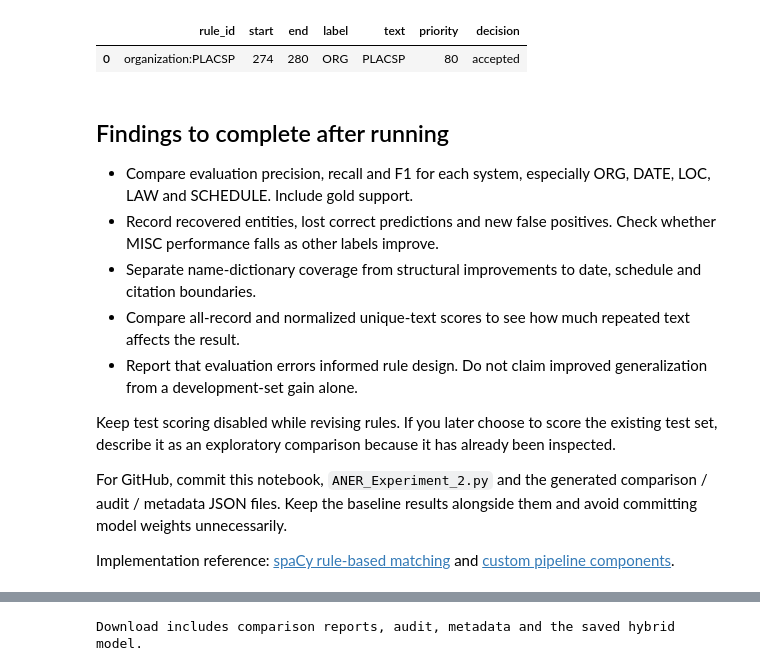
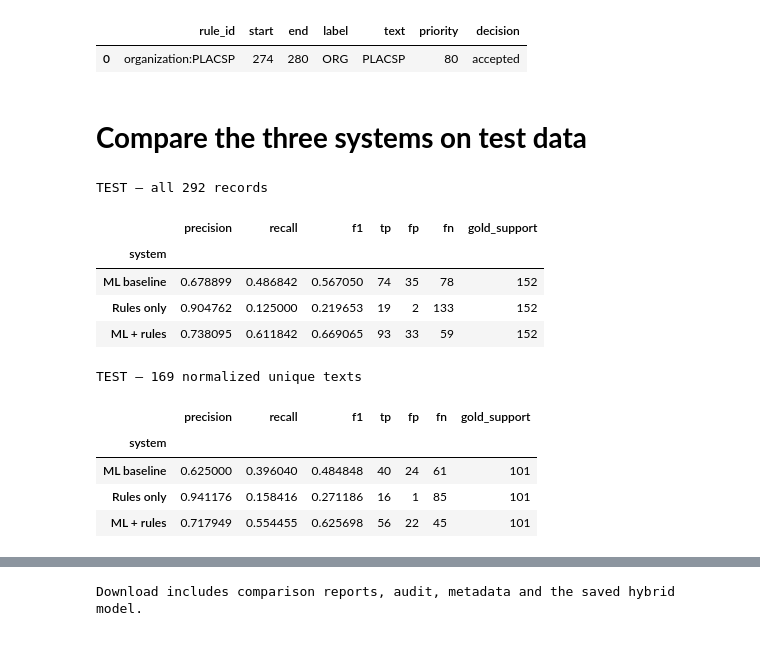
Before and after one commit to Valenlingo/ANER-spanish-procurement, a Jupyter notebook: ANER_Experiment_2.ipynb, the cells around one changed output, grey strips where cells are left out. Cells and saved outputs as stored; diff of their text form; code cells hidden in the pictures.

```diff
--- a/ANER_Experiment_2.ipynb
+++ b/ANER_Experiment_2.ipynb
@@ -247,17 +255,64 @@ removed_false_positives []
 introduced_false_positives []
 |  | rule_id | start | end | label | text | priority | decision |
 | 0 | organization:PLACSP | 274 | 280 | ORG | PLACSP | 80 | accepted |
-# %% [markdown]
-## Findings to complete after running
-
-- Compare evaluation precision, recall and F1 for each system, especially ORG, DATE, LOC, LAW and SCHEDULE. Include gold support.
-- Record recovered entities, lost correct predictions and new false positives. Check whether MISC performance falls as other labels improve.
-- Separate name-dictionary coverage from structural improvements to date, schedule and citation boundaries.
-- Compare all-record and normalized unique-text scores to see how much repeated text affects the result.
-- Report that evaluation errors informed rule design. Do not claim improved generalization from a development-set gain alone.
-
-Keep test scoring disabled while revising rules. If you later choose to score the existing test set, describe it as an exploratory comparison because it has already been inspected.
-
-For GitHub, commit this notebook, `ANER_Experiment_2.py` and the generated comparison / audit / metadata JSON files. Keep the baseline results alongside them and avoid committing model weights unnecessarily.
-
-Implementation reference: [spaCy rule-based matching](https://spacy.io/usage/rule-based-matching) and [custom pipeline components](https://spacy.io/usage/processing-pipelines#custom-components).
+# %% [markdown]
+# **Compare the three systems on test data**
+# %%
+# Score the finalized systems using exact character spans and labels.
+test_models = {
+    'ML baseline': trained_model,
+    'Rules only': rules_only_model,
+    'ML + rules': hybrid_model,
+}
+
+hybrid_test_reports = {
+    name: score_rows(model, split_rows['test'], include_predictions=True)
+    for name, model in test_models.items()
+}
+
+test_summary = pd.DataFrame([
+    {'system': name, **report['micro']}
+    for name, report in hybrid_test_reports.items()
+]).set_index('system')
+
+print(f"TEST — all {len(split_rows['test'])} records")
+display(test_summary)
+
+# Secondary comparison: count repeated normalized texts only once.
+# Preserve each selected text and its original annotation offsets.
+seen = set()
+unique_test_rows = []
+unique_test_indices = []
+
+for row, index in zip(split_rows['test'], split_indices['test']):
+    key = re.sub(r'\s+', ' ', row[0].casefold()).strip()
+    if key not in seen:
+        seen.add(key)
+        unique_test_rows.append(row)
+        unique_test_indices.append(index)
+
+hybrid_unique_test_reports = {
+    name: score_rows(model, unique_test_rows)
+    for name, model in test_models.items()
+}
+
+unique_test_summary = pd.DataFrame([
+    {'system': name, **report['micro']}
+    for name, report in hybrid_unique_test_reports.items()
+]).set_index('system')
+
+print(f"TEST — {len(unique_test_rows)} normalized unique texts")
+display(unique_test_summary)
+# %% [output]
+TEST — all 292 records
+|  | precision | recall | f1 | tp | fp | fn | gold_support |
+| system |  |  |  |  |  |  |  |
+| ML baseline | 0.678899 | 0.486842 | 0.567050 | 74 | 35 | 78 | 152 |
+| Rules only | 0.904762 | 0.125000 | 0.219653 | 19 | 2 | 133 | 152 |
+| ML + rules | 0.738095 | 0.611842 | 0.669065 | 93 | 33 | 59 | 152 |
+TEST — 169 normalized unique texts
+|  | precision | recall | f1 | tp | fp | fn | gold_support |
+| system |  |  |  |  |  |  |  |
+| ML baseline | 0.625000 | 0.396040 | 0.484848 | 40 | 24 | 61 | 101 |
+| Rules only | 0.941176 | 0.158416 | 0.271186 | 16 | 1 | 85 | 101 |
+| ML + rules | 0.717949 | 0.554455 | 0.625698 | 56 | 22 | 45 | 101 |
```
Also changed, not shown: parts of 5 cells of this notebook, 1 other file.
